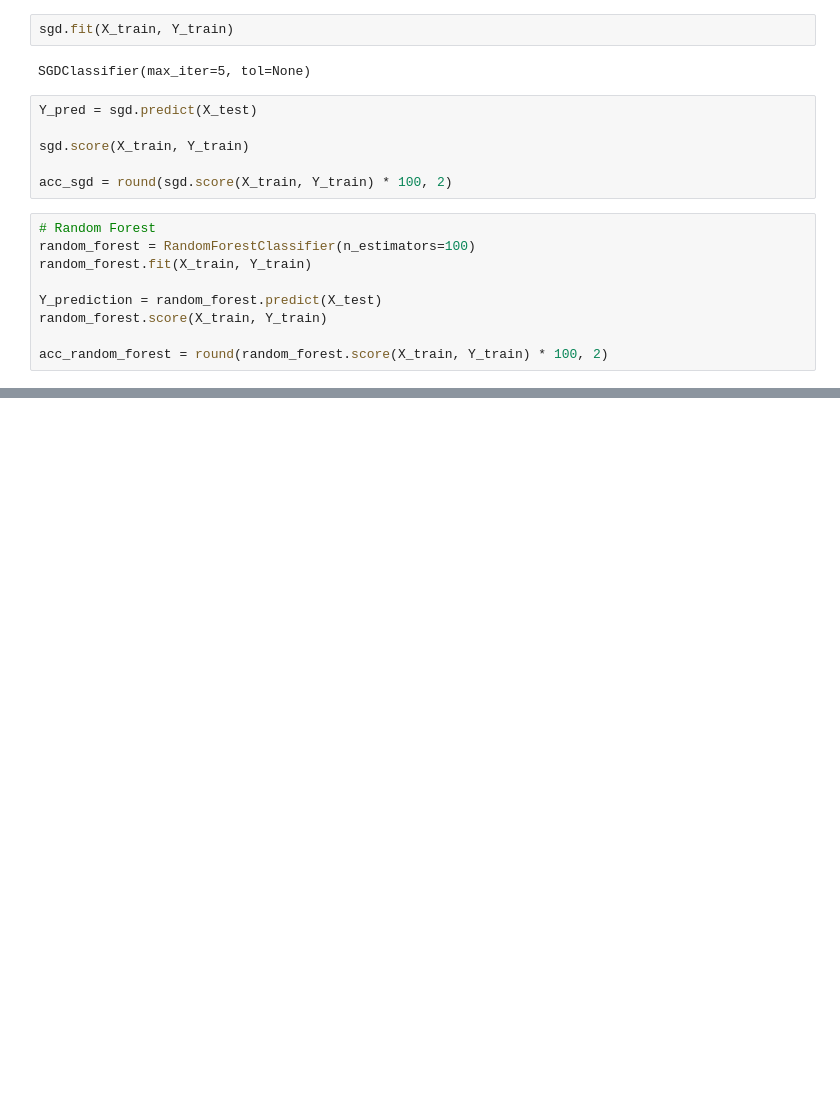
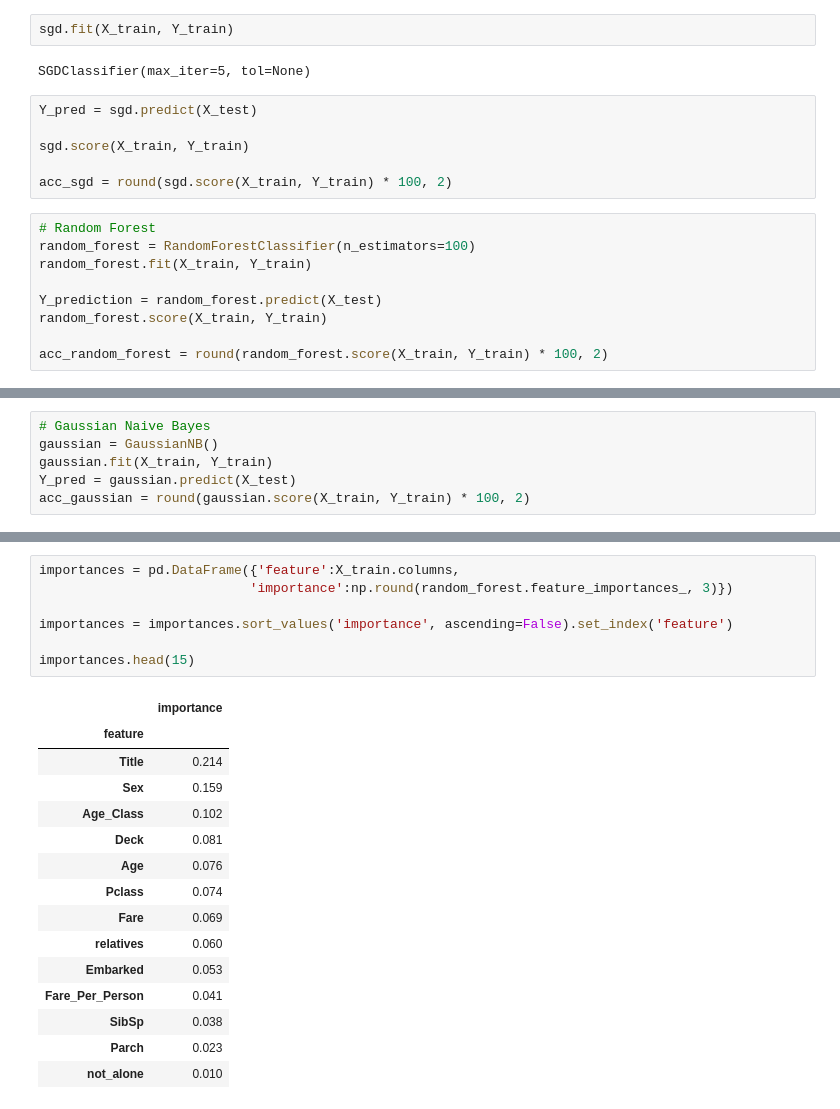
Before and after one commit to limbo1996/learn_python, a Jupyter notebook: Untitled Folder/Titanic.ipynb, the cells around one changed output, grey strips where cells are left out. Cells and saved outputs as stored; diff of their text form; blank space fills up the shorter version.

```diff
--- a/Untitled Folder/Titanic.ipynb
+++ b/Untitled Folder/Titanic.ipynb
@@ -489,0 +539,6 @@ acc_random_forest = round(random_forest.score(X_train, Y_train) * 100, 2)
+# %%
+# Gaussian Naive Bayes
+gaussian = GaussianNB()
+gaussian.fit(X_train, Y_train)
+Y_pred = gaussian.predict(X_test)
+acc_gaussian = round(gaussian.score(X_train, Y_train) * 100, 2)
@@ -489,0 +619,23 @@ acc_random_forest = round(random_forest.score(X_train, Y_train) * 100, 2)
+# %%
+importances = pd.DataFrame({'feature':X_train.columns,
+                           'importance':np.round(random_forest.feature_importances_, 3)})
+
+importances = importances.sort_values('importance', ascending=False).set_index('feature')
+
+importances.head(15)
+# %% [output]
+|  | importance |
+| feature |  |
+| Title | 0.214 |
+| Sex | 0.159 |
+| Age_Class | 0.102 |
+| Deck | 0.081 |
+| Age | 0.076 |
+| Pclass | 0.074 |
+| Fare | 0.069 |
+| relatives | 0.060 |
+| Embarked | 0.053 |
+| Fare_Per_Person | 0.041 |
+| SibSp | 0.038 |
+| Parch | 0.023 |
+| not_alone | 0.010 |
```
Also changed, not shown: parts of 31 cells of this notebook.
